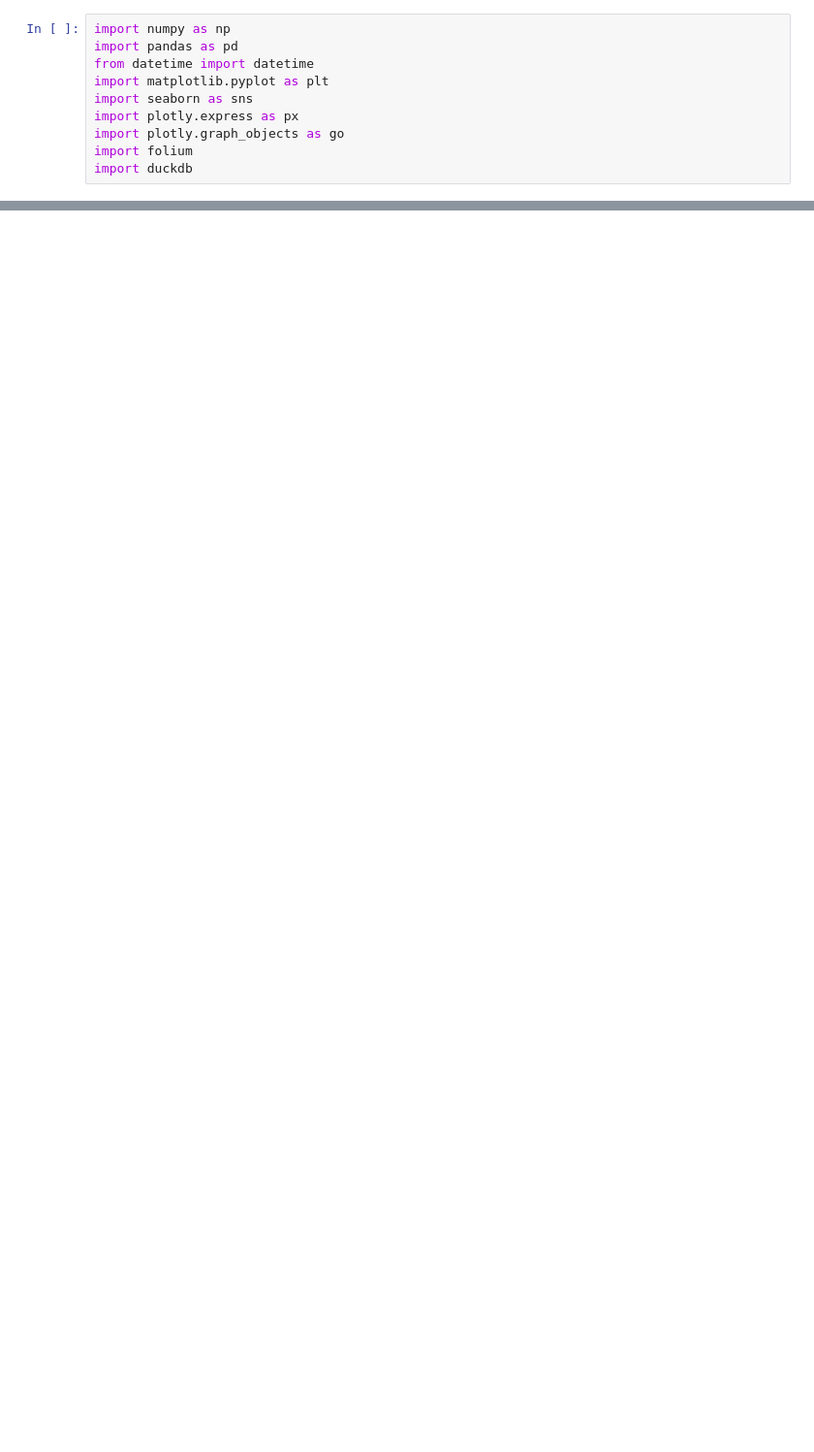
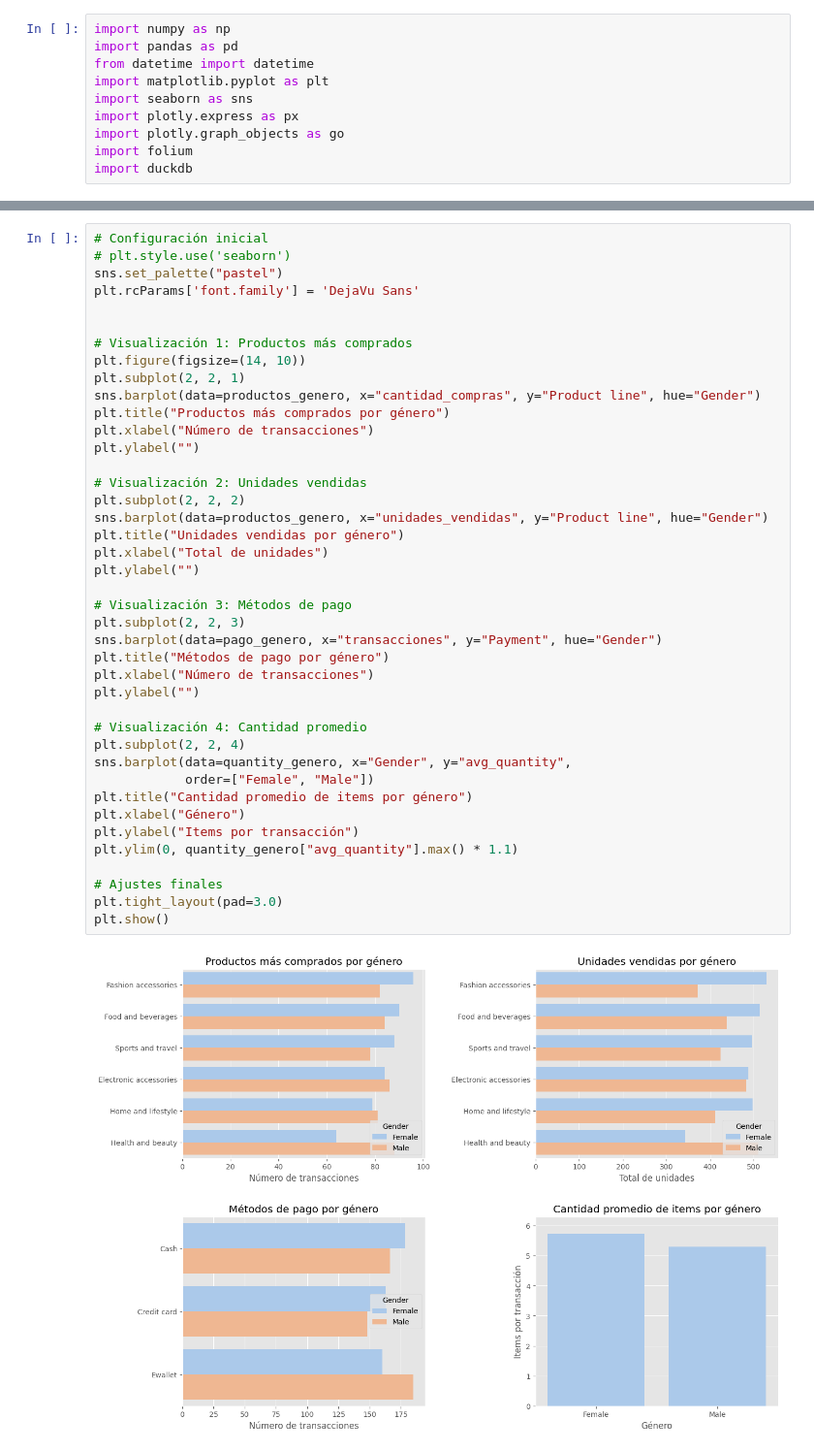
Before and after one commit to LCPallares/supermarket_sales_myanmar, a Jupyter notebook: notebooks/analisis.ipynb, the cells around one changed output, grey strips where cells are left out. Shown at 97% size. Cells and saved outputs as stored; diff of their text form; blank space fills up the shorter version.

```diff
--- a/notebooks/analisis.ipynb
+++ b/notebooks/analisis.ipynb
@@ -31,0 +540,43 @@ df.head()
+# %%
+# Configuración inicial
+# plt.style.use('seaborn')
+sns.set_palette("pastel")
+plt.rcParams['font.family'] = 'DejaVu Sans'
+
+
+# Visualización 1: Productos más comprados
+plt.figure(figsize=(14, 10))
+plt.subplot(2, 2, 1)
+sns.barplot(data=productos_genero, x="cantidad_compras", y="Product line", hue="Gender")
+plt.title("Productos más comprados por género")
+plt.xlabel("Número de transacciones")
+plt.ylabel("")
+
+# Visualización 2: Unidades vendidas
+plt.subplot(2, 2, 2)
+sns.barplot(data=productos_genero, x="unidades_vendidas", y="Product line", hue="Gender")
+plt.title("Unidades vendidas por género")
+plt.xlabel("Total de unidades")
+plt.ylabel("")
+
+# Visualización 3: Métodos de pago
+plt.subplot(2, 2, 3)
+sns.barplot(data=pago_genero, x="transacciones", y="Payment", hue="Gender")
+plt.title("Métodos de pago por género")
+plt.xlabel("Número de transacciones")
+plt.ylabel("")
+
+# Visualización 4: Cantidad promedio
+plt.subplot(2, 2, 4)
+sns.barplot(data=quantity_genero, x="Gender", y="avg_quantity",
+            order=["Female", "Male"])
+plt.title("Cantidad promedio de items por género")
+plt.xlabel("Género")
+plt.ylabel("Items por transacción")
+plt.ylim(0, quantity_genero["avg_quantity"].max() * 1.1)
+
+# Ajustes finales
+plt.tight_layout(pad=3.0)
+plt.show()
+# %% [output]
+[figure, added]
```
Also changed, not shown: parts of 97 cells of this notebook, 2 other files.
